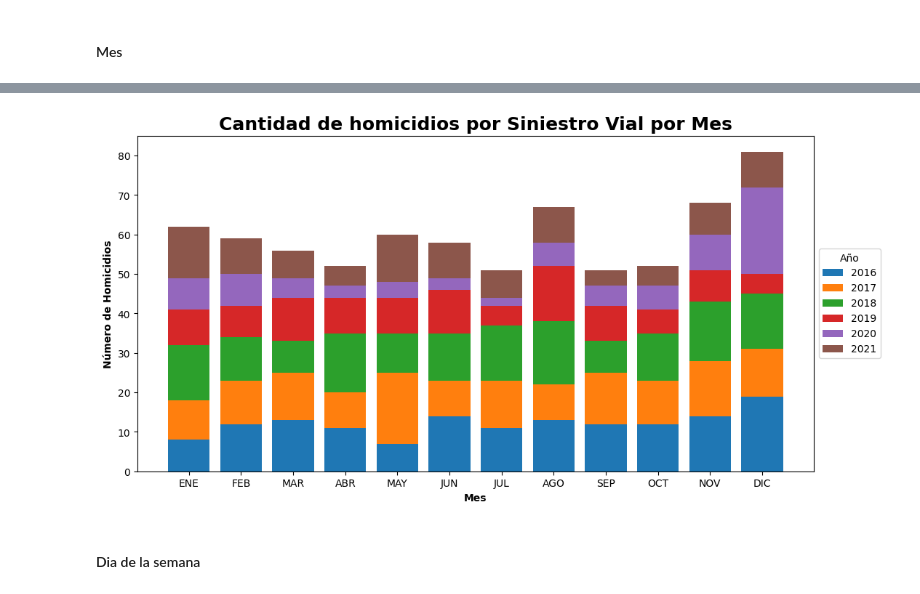
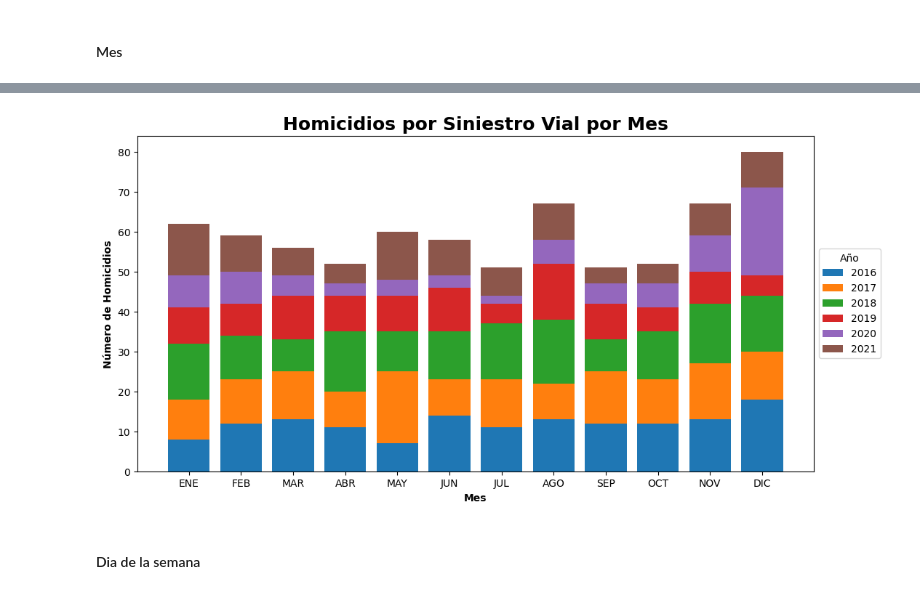
Before and after one commit to carocardenas0699/PI02---Data-Analysis, a Jupyter notebook: ETL_EDA.ipynb, the cells around one changed output, grey strips where cells are left out. Cells and saved outputs as stored; diff of their text form; code cells hidden in the pictures.

```diff
--- a/ETL_EDA.ipynb
+++ b/ETL_EDA.ipynb
@@ -307,0 +362,4 @@ Index(['ID', 'N_VICTIMAS', 'AAAA', 'MM', 'HORA', 'TIPO_DE_CALLE', 'COMUNA',
+# %%
+hechos['HORA']=pd.to_datetime(hechos['HORA'], format='%H:%M:%S')
+# %%
+hechos['HORA']=hechos['HORA'].dt.hour + hechos['HORA'].dt.minute / 60
@@ -307,0 +380,2 @@ Index(['ID', 'N_VICTIMAS', 'AAAA', 'MM', 'HORA', 'TIPO_DE_CALLE', 'COMUNA',
+# %%
+hechos.drop(columns='HH',inplace=True)
@@ -307,0 +395,2 @@ Index(['ID', 'N_VICTIMAS', 'AAAA', 'MM', 'HORA', 'TIPO_DE_CALLE', 'COMUNA',
+# %%
+hechos = hechos[['ID','N_VICTIMAS', 'AÑO', 'MES','DIA_SEMANA','DIA_SEMANA_NOM','HORA','TIPO_DE_CALLE','VIAS_INVOL','INTERSECCION','COMUNA','PARTICIPANTES','VICTIMA', 'ACUSADO','LONGITUD', 'LATITUD']]
@@ -376,35 +511,35 @@ for index, value in enumerate(vict_mes.values.flatten()):
 # %%
-vict_anio_mes = hechos_an.groupby(['MM', 'AAAA']).agg({'N_VICTIMAS': 'sum'}).unstack()
+vict_anio_mes = hechos.groupby(['MES', 'AÑO']).agg({'N_VICTIMAS': 'sum'}).unstack()
 
 # Definir los datos de víctimas por mes y año
 vict_2016 = vict_anio_mes[('N_VICTIMAS', 2016)].values.flatten()
 vict_2017 = vict_anio_mes[('N_VICTIMAS', 2017)].values.flatten()
 vict_2018 = vict_anio_mes[('N_VICTIMAS', 2018)].values.flatten()
 vict_2019 = vict_anio_mes[('N_VICTIMAS', 2019)].values.flatten()
 vict_2020 = vict_anio_mes[('N_VICTIMAS', 2020)].values.flatten()
 vict_2021 = vict_anio_mes[('N_VICTIMAS', 2021)].values.flatten()
 
 # Crear figura y gráfico de barras apiladas
 plt.figure(figsize=(12, 6))
 plt.bar(vict_anio_mes.index, vict_2016, label='2016')
 plt.bar(vict_anio_mes.index, vict_2017, bottom=vict_2016, label='2017')
 plt.bar(vict_anio_mes.index, vict_2018, bottom=vict_2016 + vict_2017, label='2018')
 plt.bar(vict_anio_mes.index, vict_2019, bottom=vict_2016 + vict_2017 + vict_2018, label='2019')
 plt.bar(vict_anio_mes.index, vict_2020, bottom=vict_2016 + vict_2017 + vict_2018 + vict_2019, label='2020')
 plt.bar(vict_anio_mes.index, vict_2021, bottom=vict_2016 + vict_2017 + vict_2018 + vict_2019 + vict_2020, label='2021')
 
 # Etiquetas y título
 plt.xticks(labels=['ENE', 'FEB', 'MAR', 'ABR', 'MAY', 'JUN', 'JUL', 'AGO', 'SEP', 'OCT', 'NOV', 'DIC'], ticks=vict_anio_mes.index)
 plt.xlabel('Mes', fontweight='bold')
 plt.ylabel('Número de Homicidios', fontweight='bold')
-plt.title('Cantidad de homicidios por Siniestro Vial por Mes', fontsize=18, fontweight='bold')
+plt.title('Homicidios por Siniestro Vial por Mes', fontsize=18, fontweight='bold')
 
 # Añadir leyenda para identificar los años
 plt.legend(title='Año',loc="center left",bbox_to_anchor=(1, 0, 0.5, 1))
 
 # Mostrar gráfico
 plt.show()
 # %% [output]
-[figure, old version]
+[figure, new version]
 # %% [markdown]
 #### Dia de la semana
```
Also changed, not shown: parts of 165 cells of this notebook, 1 other file.
